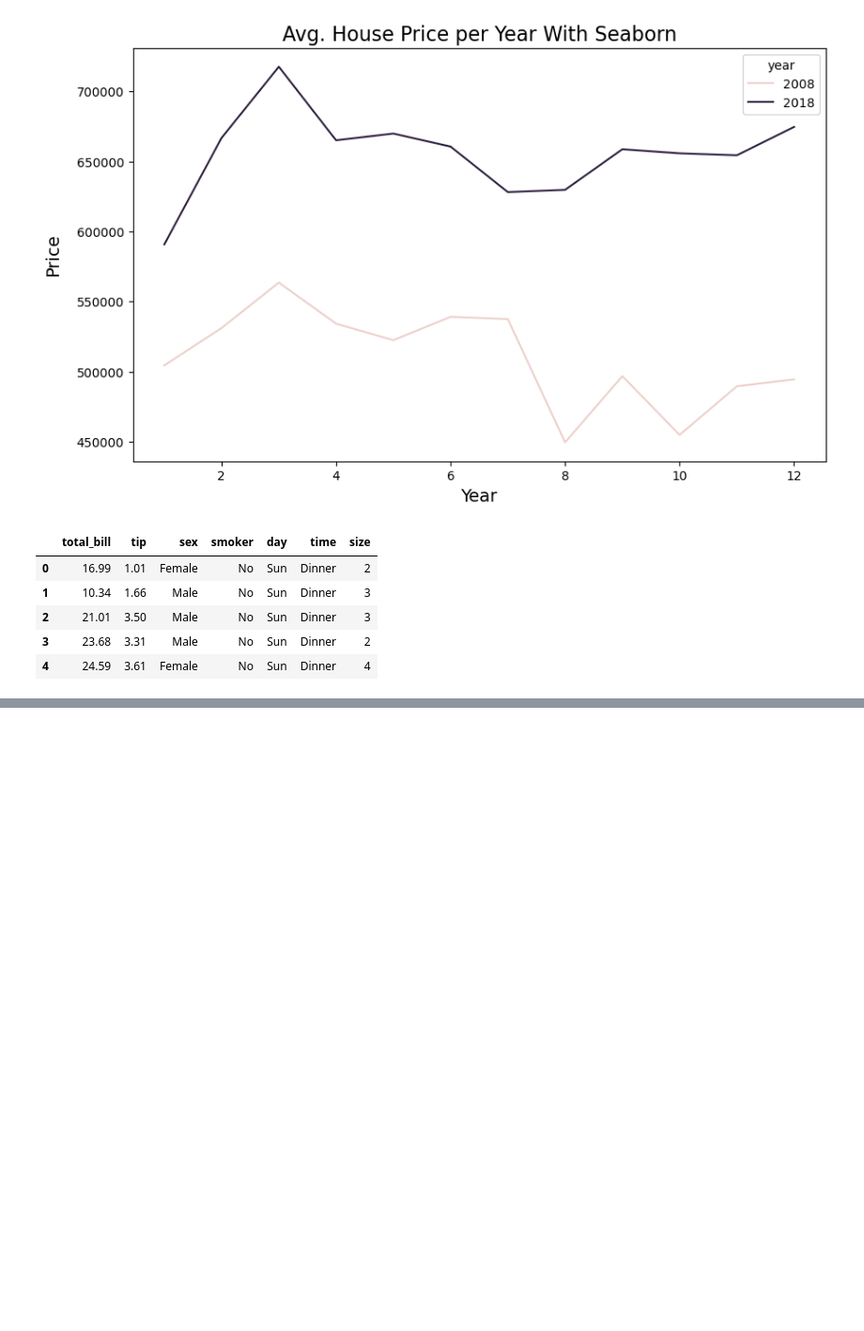
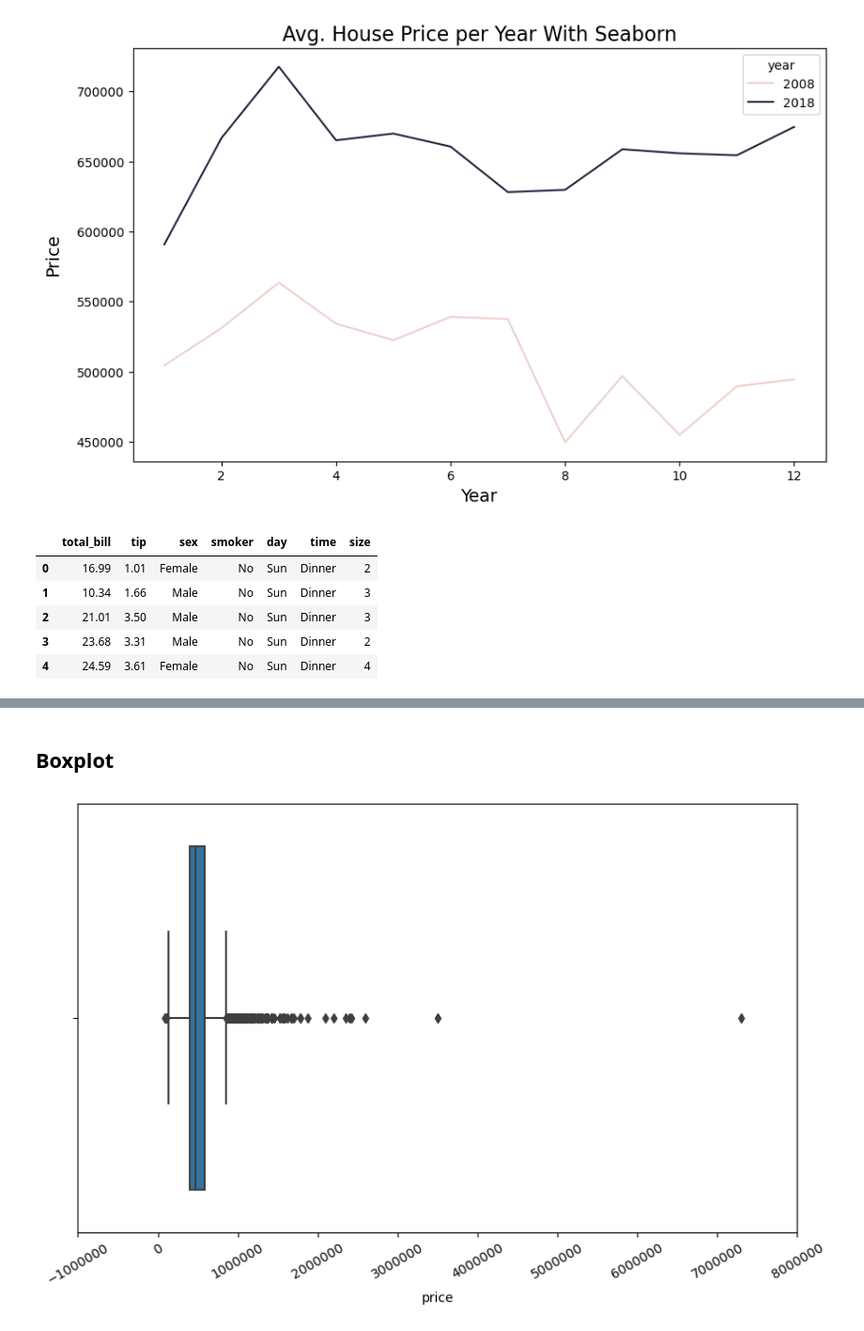
Before and after one commit to dschloe/streamlitbook-saraevan, a Jupyter notebook: ch02/step03_matplotlib_seaborn.ipynb, the cells around one changed output, grey strips where cells are left out. Shown at 94% size. Drawn from its saved outputs; the diff is of its cells as text; code cells hidden in the pictures; blank space fills up the shorter version.

```diff
--- a/ch02/step03_matplotlib_seaborn.ipynb
+++ b/ch02/step03_matplotlib_seaborn.ipynb
@@ -236,0 +271,27 @@ plt.show()
+# %% [markdown]
+## Boxplot
+# %%
+import seaborn as sns
+import pandas as pd
+import matplotlib.pyplot as plt
+from matplotlib.ticker import ScalarFormatter
+formatter = ScalarFormatter()
+formatter.set_scientific(False)
+
+sales = pd.read_csv('data/raw_sales.csv', parse_dates=['datesold'])
+sales['year'] = sales['datesold'].dt.year
+sales['month'] = sales['datesold'].dt.month
+
+# 2007 ~ 2010추출
+df = sales.copy()
+df = df[df['year'].isin([2007, 2008, 2009, 2010])]
+
+fig, ax = plt.subplots(figsize=(10, 6))
+sns.boxplot(x=df["price"], ax = ax)
+ax.set_xticks(ax.get_xticks())
+ax.set_xticklabels(ax.get_xticklabels(), rotation=30)
+ax.xaxis.set_major_formatter(formatter)
+plt.savefig('output/seaborn05.png', dpi=200)
+plt.show()
+# %% [output]
+[figure, added]
```
Also changed, not shown: parts of 6 cells of this notebook, 5 other files.
